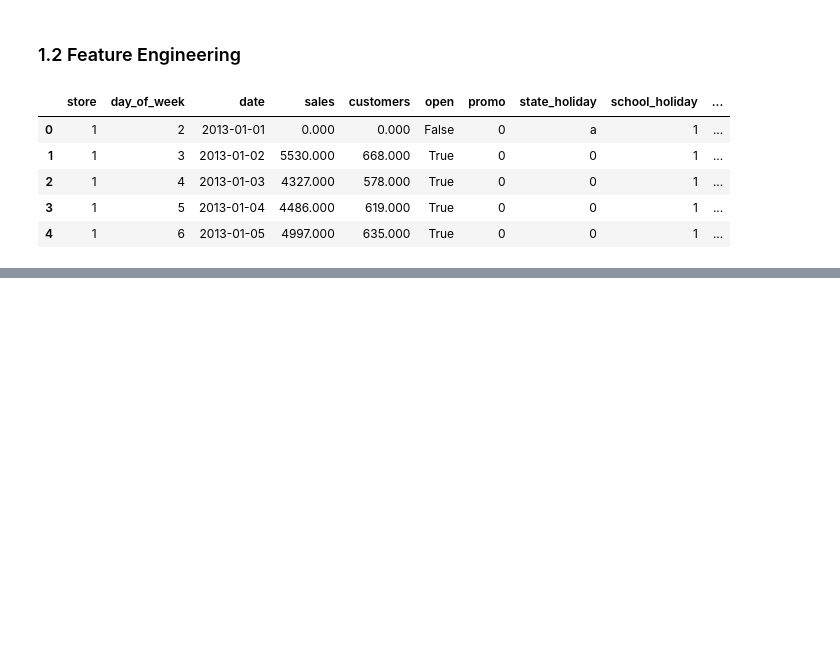
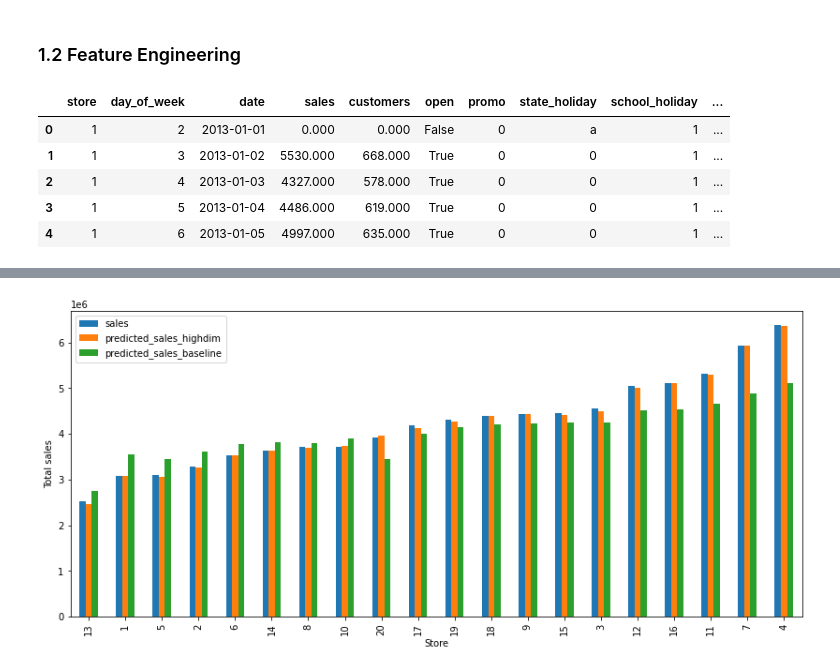
Before and after one commit to Quantco/glum, a Jupyter notebook: docs/tutorials/rossman/simple_glm.ipynb, the cells around one changed output, grey strips where cells are left out. Saved outputs shown, nothing was run; the diff lists cells and outputs as text; code cells hidden in the pictures; blank space fills up the shorter version.

```diff
--- a/docs/tutorials/rossman/simple_glm.ipynb
+++ b/docs/tutorials/rossman/simple_glm.ipynb
@@ -233,16 +117,0 @@ best_alpha = pipeline["estimate"]._alphas[best_alpha_index]
-# %%
-# save prediction
-df.loc[lambda x: x["open"], "pred"] = np.exp(
-    pipeline.predict(df.loc[lambda x: x["open"]], alpha_index=best_alpha_index)
-    + df.loc[lambda x: x["open"], "offset"].to_numpy()
-)
-df.loc[lambda x: ~x["open"], "pred"] = 0.0
-
-# make sure we hit the means of the past 100 days exactly
-adjustment = (
-    df.loc[select_train, ["store", "sales", "pred"]]
-    .groupby("store")
-    .apply(lambda x: x["sales"].tail(100).mean() / x["pred"].tail(100).mean())
-)
-
-df["pred_adj"] = df["pred"] * adjustment[df["store"]].to_numpy()
@@ -280,0 +216,12 @@ plots["year"]
+# %%
+df_plot_store = df[select_train|select_val].groupby(
+    ["store"]
+).agg("sum")[sales_cols].reset_index()[:20].sort_values(by="sales")
+
+_, ax = plt.subplots(1, 1, figsize=(14, 6))
+df_plot_store.plot.bar(x="store", ax=ax)
+ax.set_xlabel("Store")
+ax.set_ylabel("Total sales")
+plt.show()
+# %% [output]
+[figure, added]
```
Also changed, not shown: parts of 23 cells of this notebook, 1 other file.
